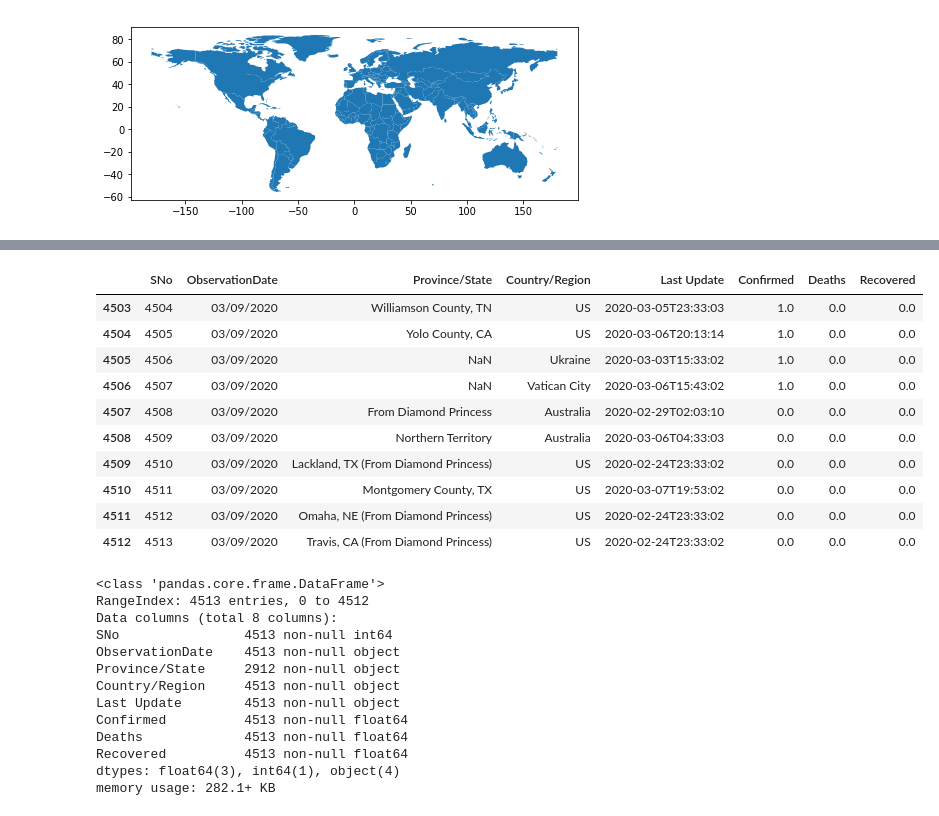
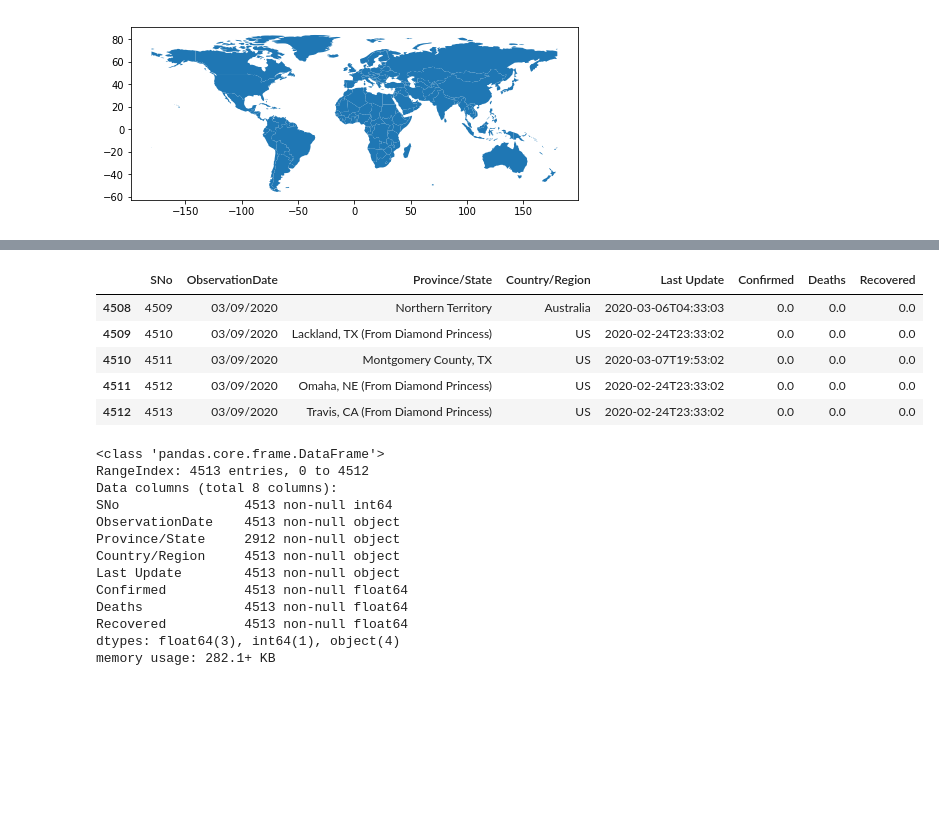
Before and after one commit to bhellner/COVID-19, a Jupyter notebook: Coronavirus_dataanalysis.ipynb, the cells around one changed output, grey strips where cells are left out. Drawn from its saved outputs; the diff is of its cells as text; code cells hidden in the pictures; blank space fills up the shorter version.

```diff
--- a/Coronavirus_dataanalysis.ipynb
+++ b/Coronavirus_dataanalysis.ipynb
@@ -57,12 +53,7 @@ df.head(10)
 # %%
-df.tail(10)
+df.tail(5)
 # %% [output]
 |  | SNo | ObservationDate | Province/State | Country/Region | Last Update | Confirmed | Deaths | Recovered |
-| 4503 | 4504 | 03/09/2020 | Williamson County, TN | US | 2020-03-05T23:33:03 | 1.0 | 0.0 | 0.0 |
-| 4504 | 4505 | 03/09/2020 | Yolo County, CA | US | 2020-03-06T20:13:14 | 1.0 | 0.0 | 0.0 |
-| 4505 | 4506 | 03/09/2020 | NaN | Ukraine | 2020-03-03T15:33:02 | 1.0 | 0.0 | 0.0 |
-| 4506 | 4507 | 03/09/2020 | NaN | Vatican City | 2020-03-06T15:43:02 | 1.0 | 0.0 | 0.0 |
-| 4507 | 4508 | 03/09/2020 | From Diamond Princess | Australia | 2020-02-29T02:03:10 | 0.0 | 0.0 | 0.0 |
 | 4508 | 4509 | 03/09/2020 | Northern Territory | Australia | 2020-03-06T04:33:03 | 0.0 | 0.0 | 0.0 |
 | 4509 | 4510 | 03/09/2020 | Lackland, TX (From Diamond Princess) | US | 2020-02-24T23:33:02 | 0.0 | 0.0 | 0.0 |
 | 4510 | 4511 | 03/09/2020 | Montgomery County, TX | US | 2020-03-07T19:53:02 | 0.0 | 0.0 | 0.0 |
```
Also changed, not shown: parts of 14 cells of this notebook.
